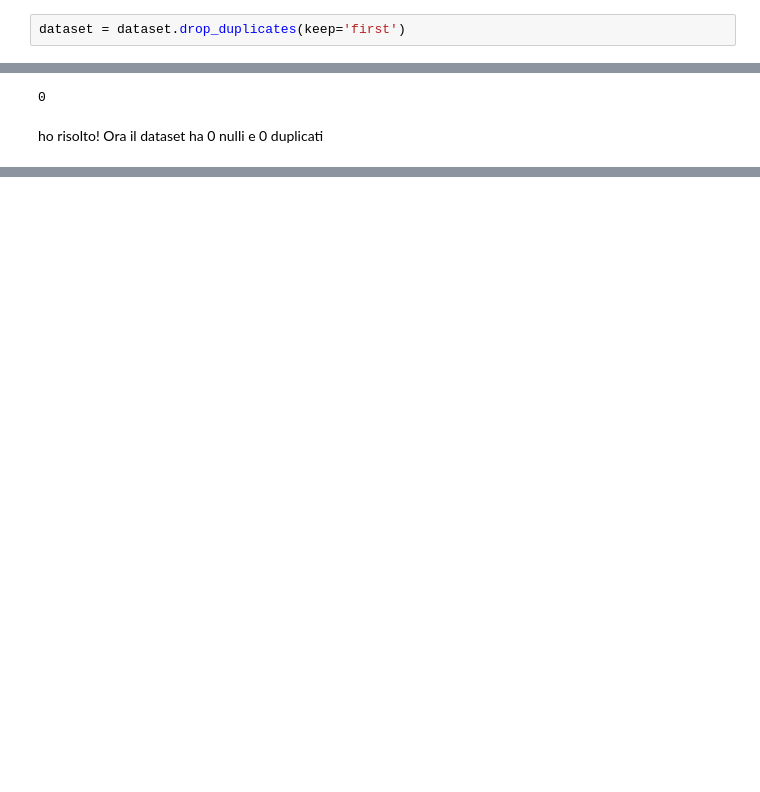
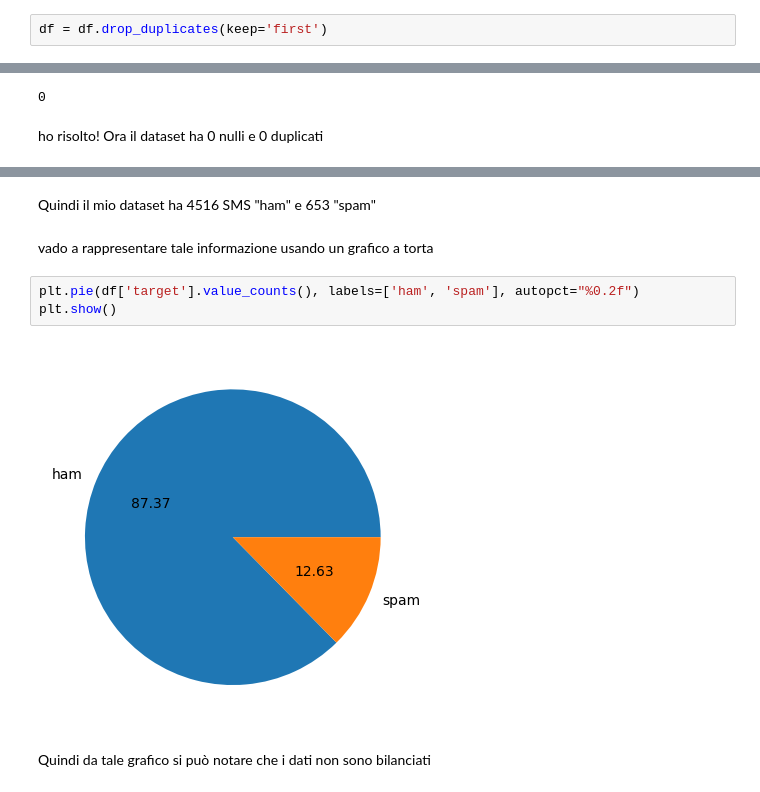
Before and after one commit to russosamuele/SMSecure, a Jupyter notebook: SMSecure.ipynb, the cells around one changed output, grey strips where cells are left out. Saved outputs shown, nothing was run; the diff lists cells and outputs as text; blank space fills up the shorter version.

Commit message:
analisi dei dati (EDA) con plot di alcuni grafici

```diff
--- a/SMSecure.ipynb
+++ b/SMSecure.ipynb
@@ -101,5 +102,5 @@ dataset.duplicated().sum()
 # %% [markdown]
 procedo a rimuovere i 403 duplicati
 # %%
-dataset = dataset.drop_duplicates(keep='first')
+df = df.drop_duplicates(keep='first')
 # %%
@@ -110,0 +124,11 @@ ho risolto! Ora il dataset ha 0 nulli e 0 duplicati
+# %% [markdown]
+Quindi il mio dataset ha 4516 SMS "ham" e 653 "spam"
+# %% [markdown]
+vado a rappresentare tale informazione usando un grafico a torta
+# %%
+plt.pie(df['target'].value_counts(), labels=['ham', 'spam'], autopct="%0.2f")
+plt.show()
+# %% [output]
+[figure, added]
+# %% [markdown]
+Quindi da tale grafico si può notare che i dati non sono bilanciati
```
Also changed, not shown: parts of 35 cells of this notebook.
